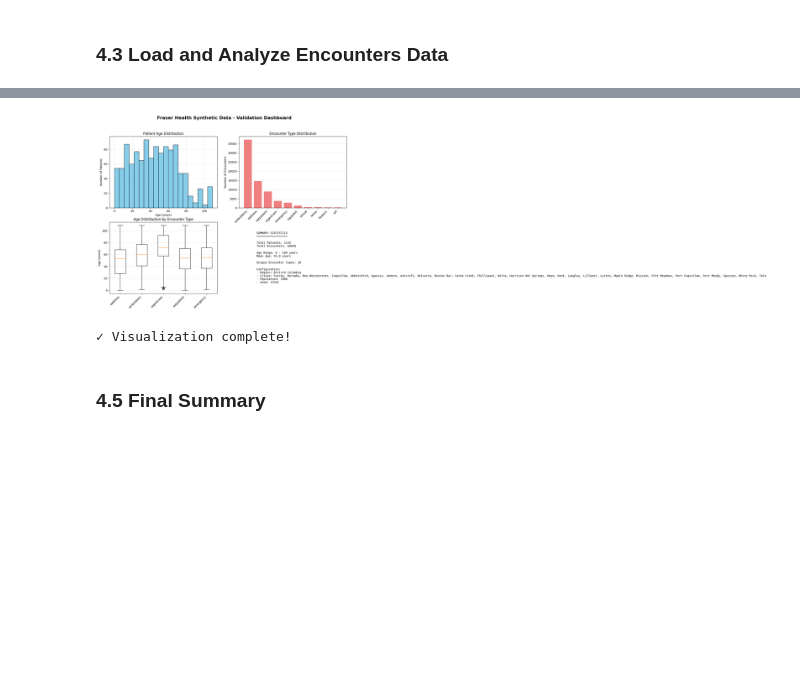
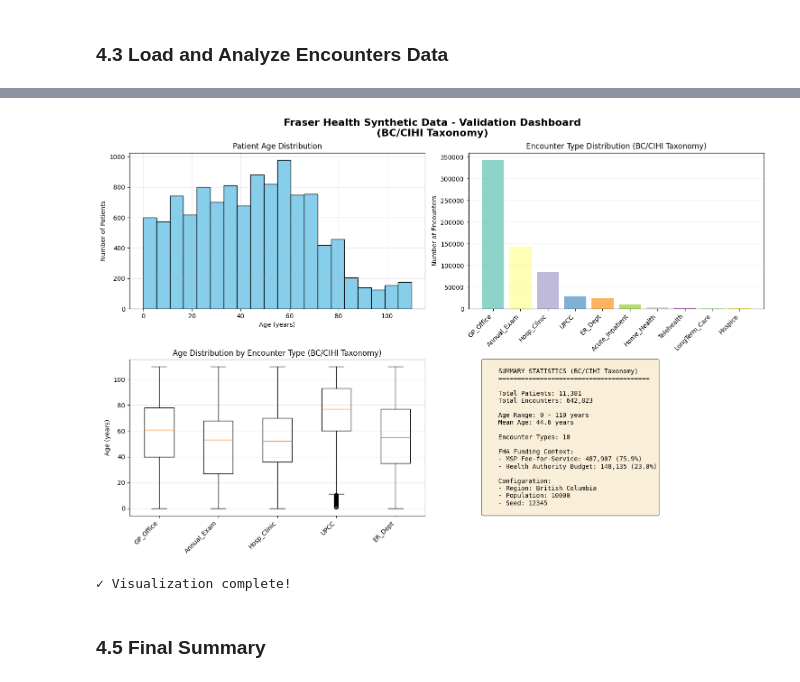
Before and after one commit to AndrewMichael2020/bc-synthetic-health, a Jupyter notebook: fraser_health_onboarding.ipynb, the cells around one changed output, grey strips where cells are left out. Drawn from its saved outputs; the diff is of its cells as text; code cells hidden in the pictures; blank space fills up the shorter version.

```diff
--- a/fraser_health_onboarding.ipynb
+++ b/fraser_health_onboarding.ipynb
@@ -418,7 +418,7 @@ TARGET_CITIES = ['Surrey', 'Burnaby', 'New Westminster', 'Coquitlam', 'Abbotsfor
 # Simulation parameters
 # Note: Start with smaller population for testing (100-1000), increase for production runs
 # Approximate time: ~1 minute per 500 patients
-POPULATION_SIZE = 1000  # Reduced from 10000 for faster testing
+POPULATION_SIZE = 10000  # Reduced from 10000 for faster testing
 RANDOM_SEED = 12345
 
 print("Configuration:")
@@ -1081,8 +1330,15 @@ def calculate_age(birthdate_str):
     except:
         return None
 
-def plot_age_vs_encounter_type(patients_df, encounters_df):
-    """Create visualization of patient age vs encounter type"""
+def plot_age_vs_encounter_type(patients_df, encounters_df, use_bc_taxonomy=True):
+    """
+    Create visualization of patient age vs encounter type.
+
+    Args:
+        patients_df: Patient demographics DataFrame
+        encounters_df: Encounters DataFrame
+        use_bc_taxonomy: If True, use BC_CLASS column; else use ENCOUNTERCLASS
+    """
     if patients_df is None or encounters_df is None:
         print("⚠ Missing data for visualization")
         return
@@ -1105,9 +1361,20 @@ def plot_age_vs_encounter_type(patients_df, encounters_df):
         how='left'
     )
 
+    # Select encounter type column (BC taxonomy or original)
+    if use_bc_taxonomy and 'BC_CLASS' in encounters_df.columns:
+        encounter_type_col = 'BC_CLASS'
+        taxonomy_label = "BC/CIHI Taxonomy"
+    else:
+        encounter_type_col = 'ENCOUNTERCLASS' if 'ENCOUNTERCLASS' in encounters_df.columns else 'encounterclass'
+        taxonomy_label = "Synthea (US)"
+
+    print(f"Using {taxonomy_label} for encounter classification\n")
+
     # Create figure with multiple subplots
     fig, axes = plt.subplots(2, 2, figsize=(15, 10))
-    fig.suptitle('Fraser Health Synthetic Data - Validation Dashboard', fontsize=16, fontweight='bold')
+    fig.suptitle(f'Fraser Health Synthetic Data - Validation Dashboard\n({taxonomy_label})',
+                 fontsize=16, fontweight='bold')
 
     # Plot 1: Age distribution
     if 'AGE' in patients_df.columns:
@@ -1117,62 +1384,82 @@ def plot_age_vs_encounter_type(patients_df, encounters_df):
         axes[0, 0].set_title('Patient Age Distribution')
         axes[0, 0].grid(True, alpha=0.3)
 
-    # Plot 2: Encounter type distribution
-    encounter_type_col = 'ENCOUNTERCLASS' if 'ENCOUNTERCLASS' in encounters_df.columns else 'encounterclass'
+    # Plot 2: Encounter type distribution (BC Taxonomy)
     if encounter_type_col in encounters_df.columns:
         encounter_counts = encounters_df[encounter_type_col].value_counts()
-        axes[0, 1].bar(range(len(encounter_counts)), encounter_counts.values, color='lightcoral')
+        colors = plt.cm.Set3(np.linspace(0, 1, len(encounter_counts)))
+        axes[0, 1].bar(range(len(encounter_counts)), encounter_counts.values, color=colors)
         axes[0, 1].set_xticks(range(len(encounter_counts)))
         axes[0, 1].set_xticklabels(encounter_counts.index, rotation=45, ha='right')
         axes[0, 1].set_ylabel('Number of Encounters')
-        axes[0, 1].set_title('Encounter Type Distribution')
+        axes[0, 1].set_title(f'Encounter Type Distribution ({taxonomy_label})')
         axes[0, 1].grid(True, alpha=0.3, axis='y')
 
-    # Plot 3: Age vs Encounter Type (box plot)
-    if 'AGE' in merged_df.columns and encounter_type_col in merged_df.columns:
-        encounter_types = merged_df[encounter_type_col].unique()[:5]  # Top 5 types
+    # Plot 3: Age vs Encounter Type (box plot) - BC Taxonomy
+    if 'AGE' in merged_df.columns and encounter_type_col in encounters_df.columns:
+        # Re-merge to include BC_CLASS from encounters_df if available
+        if use_bc_taxonomy and 'BC_CLASS' in encounters_df.columns:
+            merged_df = encounters_df[[encounter_patient_col, encounter_type_col]].merge(
+                patients_df[['AGE', patient_id_col]],
+                left_on=encounter_patient_col,
+                right_on=patient_id_col,
+                how='left'
+            )
+
+        encounter_types = merged_df[encounter_type_col].value_counts().head(5).index.tolist()
         age_data = [merged_df[merged_df[encounter_type_col] == et]['AGE'].dropna()
                    for et in encounter_types]
 
         # Use tick_labels instead of deprecated 'labels' parameter (Matplotlib 3.9+)
-        axes[1, 0].boxplot(age_data, tick_labels=encounter_types)
-        axes[1, 0].set_xticklabels(encounter_types, rotation=45, ha='right')
+        if age_data and all(len(d) > 0 for d in age_data):
+            axes[1, 0].boxplot(age_data, tick_labels=encounter_types)
+            axes[1, 0].set_xticklabels(encounter_types, rotation=45, ha='right')
         axes[1, 0].set_ylabel('Age (years)')
-        axes[1, 0].set_title('Age Distribution by Encounter Type')
+        axes[1, 0].set_title(f'Age Distribution by Encounter Type ({taxonomy_label})')
         axes[1, 0].grid(True, alpha=0.3, axis='y')
 
-    # Plot 4: Summary statistics
+    # Plot 4: Summary statistics with BC context
     axes[1, 1].axis('off')
+
+    # Calculate funding source breakdown (FHA budgeting context)
+    msp_funded = encounters_df[encounters_df[encounter_type_col].isin(['GP_Office', 'Annual_Exam', 'Telehealth'])].shape[0]
+    ha_funded = encounters_df[encounters_df[encounter_type_col].isin(['Hosp_Clinic', 'ER_Dept', 'Acute_Inpatient', 'UPCC'])].shape[0]
+
     summary_text = f"""
-    SUMMARY STATISTICS
-    ==================
+    SUMMARY STATISTICS ({taxonomy_label})
+    {'=' * 40}
 
-    Total Patients: {len(patients_df)}
-    Total Encounters: {len(encounters_df)}
+    Total Patients: {len(patients_df):,}
+    Total Encounters: {len(encounters_df):,}
 
     Age Range: {patients_df['AGE'].min():.0f} - {patients_df['AGE'].max():.0f} years
     Mean Age: {patients_df['AGE'].mean():.1f} years
 
-    Unique Encounter Types: {encounters_df[encounter_type_col].nunique()}
+    Encounter Types: {encounters_df[encounter_type_col].nunique()}
+
+    FHA Funding Context:
+    - MSP Fee-for-Service: {msp_funded:,} ({msp_funded/len(encounters_df)*100:.1f}%)
+    - Health Authority Budget: {ha_funded:,} ({ha_funded/len(encounters_df)*100:.1f}%)
 
     Configuration:
     - Region: {TARGET_REGION}
-    - Cities: {', '.join(TARGET_CITIES)}
     - Population: {POPULATION_SIZE}
     - Seed: {RANDOM_SEED}
     """
-    axes[1, 1].text(0.1, 0.5, summary_text,
+    axes[1, 1].text(0.05, 0.5, summary_text,
                     fontsize=10,
                     verticalalignment='center',
-                    fontfamily='monospace')
+                    fontfamily='monospace',
+                    bbox=dict(boxstyle='round', facecolor='wheat', alpha=0.5))
 
     plt.tight_layout()
     plt.show()
 
     print("✓ Visualization complete!")
 
+# Create visualization with BC taxonomy
 if patients_df is not None and encounters_df is not None:
-    plot_age_vs_encounter_type(patients_df, encounters_df)
+    plot_age_vs_encounter_type(patients_df, encounters_df, use_bc_taxonomy=True)
 else:
     print("⚠ Cannot create visualization - missing data")
 # %% [output]
@@ -1180,4 +1469,4 @@ Creating visualization...
-[figure, old version]
+[figure, new version]
 ✓ Visualization complete!
 # %% [markdown]
 ### 4.5 Final Summary
```
Also changed, not shown: parts of 12 cells of this notebook.
